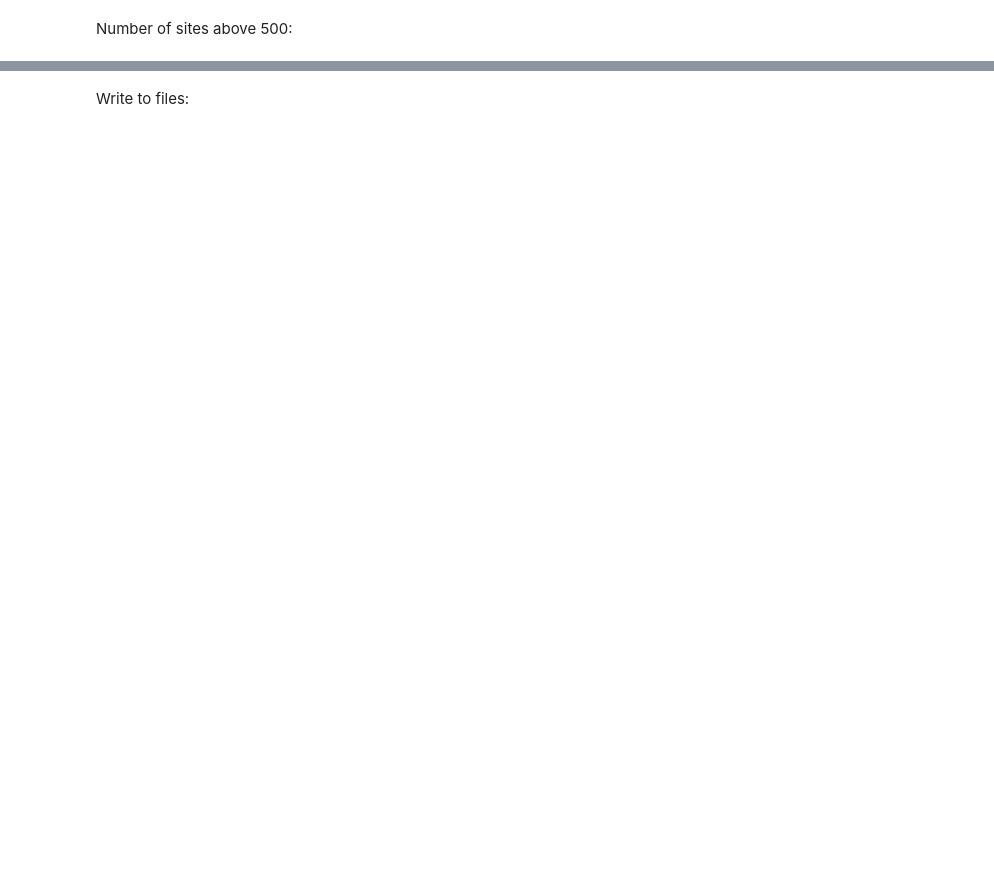
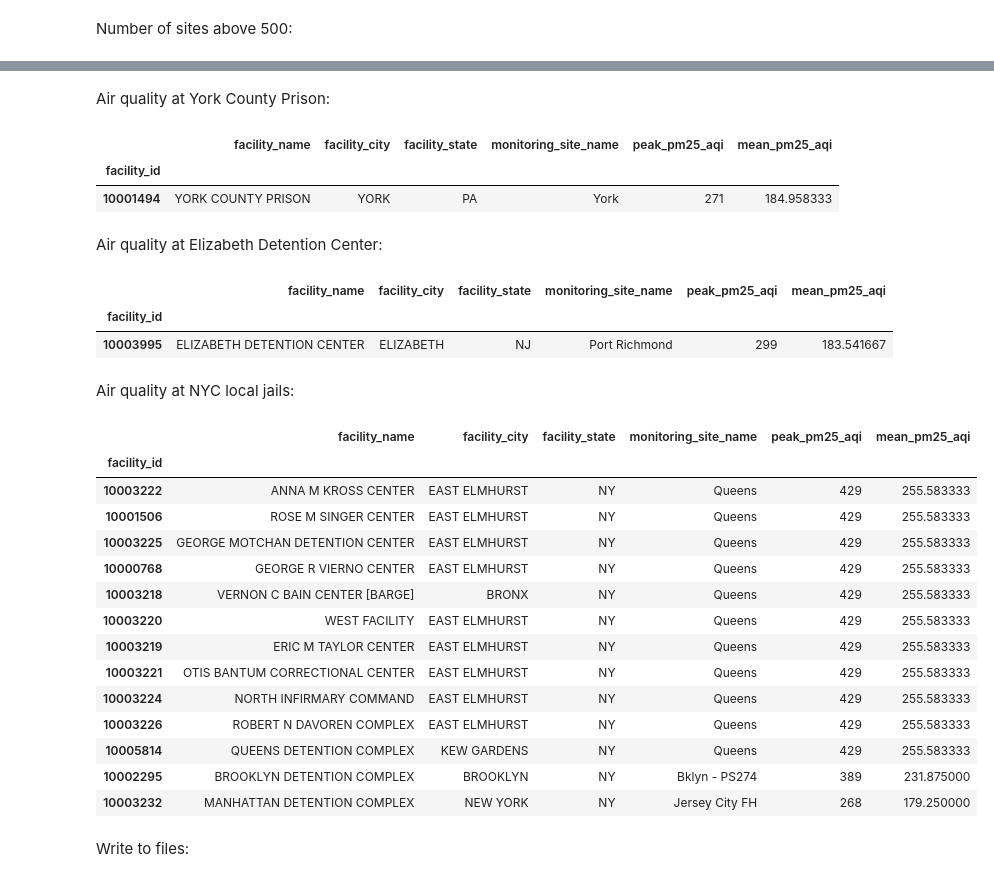
Before and after one commit to the-appeal/aqi_pm25_facilities, a Jupyter notebook: src/aqi_pm25_facilities/notebooks/aqi_notebook.ipynb, the cells around one changed output, grey strips where cells are left out. Cells and saved outputs as stored; diff of their text form; code cells hidden in the pictures; blank space fills up the shorter version.

```diff
--- a/src/aqi_pm_25_facilities/notebooks/aqi_notebook.ipynb
+++ b/src/aqi_pm25_facilities/notebooks/aqi_notebook.ipynb
@@ -384,3 +533,67 @@ joined_data.loc[
+# %% [markdown]
+Air quality at York County Prison:
+# %%
+joined_data.loc[
+    lambda df: df["facility_name"].str.contains("YORK COUNTY PRISON"),
+    [
+        "facility_name", "facility_city", "facility_state",
+        "monitoring_site_name",  "peak_pm25_aqi", "mean_pm25_aqi"
+    ]
+]
+# %% [output]
+|  | facility_name | facility_city | facility_state | monitoring_site_name | peak_pm25_aqi | mean_pm25_aqi |
+| facility_id |  |  |  |  |  |  |
+| 10001494 | YORK COUNTY PRISON | YORK | PA | York | 271 | 184.958333 |
+# %% [markdown]
+Air quality at Elizabeth Detention Center:
+# %%
+joined_data.loc[
+    lambda df: df["facility_name"].str.contains("ELIZABETH"),
+    [
+        "facility_name", "facility_city", "facility_state",
+        "monitoring_site_name",  "peak_pm25_aqi", "mean_pm25_aqi"
+    ]
+]
+# %% [output]
+|  | facility_name | facility_city | facility_state | monitoring_site_name | peak_pm25_aqi | mean_pm25_aqi |
+| facility_id |  |  |  |  |  |  |
+| 10003995 | ELIZABETH DETENTION CENTER | ELIZABETH | NJ | Port Richmond | 299 | 183.541667 |
+# %% [markdown]
+Air quality at NYC local jails:
+# %%
+joined_data.loc[
+    lambda df: df["facility_name"].str.strip().isin(
+        [
+            "BROOKLYN DETENTION COMPLEX", "MANHATTAN DETENTION COMPLEX",
+            "ANNA M KROSS CENTER", "ROSE M SINGER CENTER",
+            "GEORGE MOTCHAN DETENTION CENTER", "GEORGE R VIERNO CENTER",
+            "VERNON C BAIN CENTER [BARGE]", "WEST FACILITY",
+            "ERIC M TAYLOR CENTER", "OTIS BANTUM CORRECTIONAL CENTER",
+            "NORTH INFIRMARY COMMAND", "ROBERT N DAVOREN COMPLEX",
+            "QUEENS DETENTION COMPLEX",
+        ]
+    ),
+    [
+        "facility_name", "facility_city", "facility_state",
+        "monitoring_site_name",  "peak_pm25_aqi", "mean_pm25_aqi"
+    ]
+]
+# %% [output]
+|  | facility_name | facility_city | facility_state | monitoring_site_name | peak_pm25_aqi | mean_pm25_aqi |
+| facility_id |  |  |  |  |  |  |
+| 10003222 | ANNA M KROSS CENTER | EAST ELMHURST | NY | Queens | 429 | 255.583333 |
+| 10001506 | ROSE M SINGER CENTER | EAST ELMHURST | NY | Queens | 429 | 255.583333 |
+| 10003225 | GEORGE MOTCHAN DETENTION CENTER | EAST ELMHURST | NY | Queens | 429 | 255.583333 |
+| 10000768 | GEORGE R VIERNO CENTER | EAST ELMHURST | NY | Queens | 429 | 255.583333 |
+| 10003218 | VERNON C BAIN CENTER [BARGE] | BRONX | NY | Queens | 429 | 255.583333 |
+| 10003220 | WEST FACILITY | EAST ELMHURST | NY | Queens | 429 | 255.583333 |
+| 10003219 | ERIC M TAYLOR CENTER | EAST ELMHURST | NY | Queens | 429 | 255.583333 |
+| 10003221 | OTIS BANTUM CORRECTIONAL CENTER | EAST ELMHURST | NY | Queens | 429 | 255.583333 |
+| 10003224 | NORTH INFIRMARY COMMAND | EAST ELMHURST | NY | Queens | 429 | 255.583333 |
+| 10003226 | ROBERT N DAVOREN COMPLEX | EAST ELMHURST | NY | Queens | 429 | 255.583333 |
+| 10005814 | QUEENS DETENTION COMPLEX | KEW GARDENS | NY | Queens | 429 | 255.583333 |
+| 10002295 | BROOKLYN DETENTION COMPLEX | BROOKLYN | NY | Bklyn - PS274 | 389 | 231.875000 |
+| 10003232 | MANHATTAN DETENTION COMPLEX | NEW YORK | NY | Jersey City FH | 268 | 179.250000 |
 # %% [markdown]
 Write to files:
 # %%
```
Also changed, not shown: parts of 28 cells of this notebook, 7 other files.
